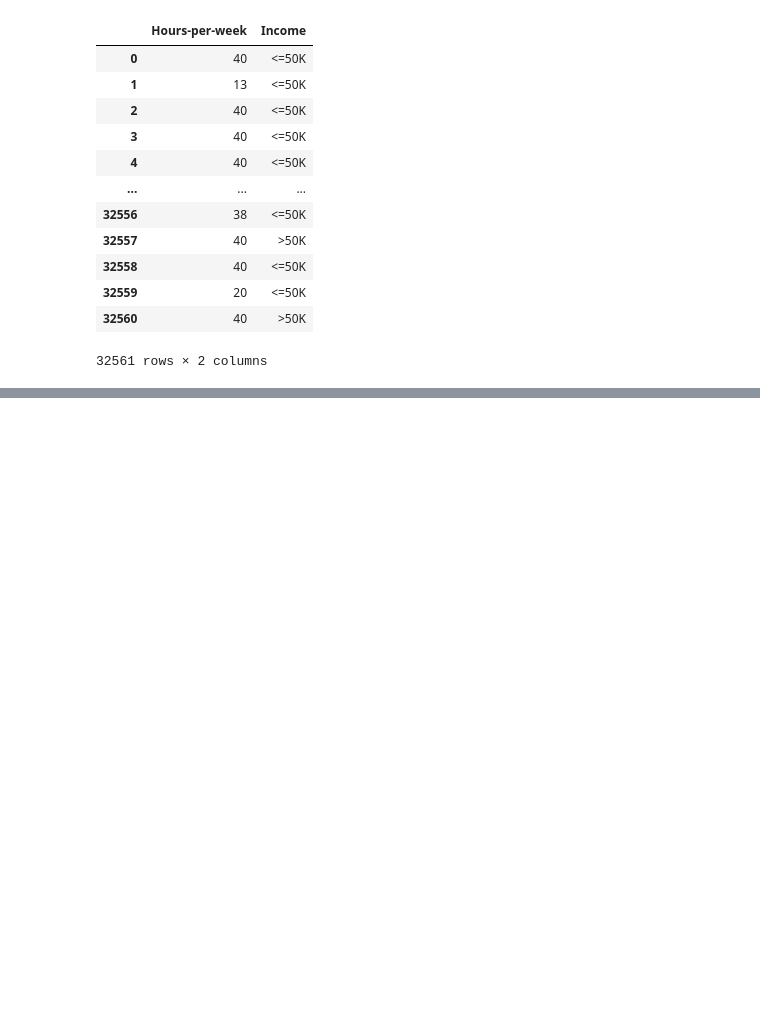
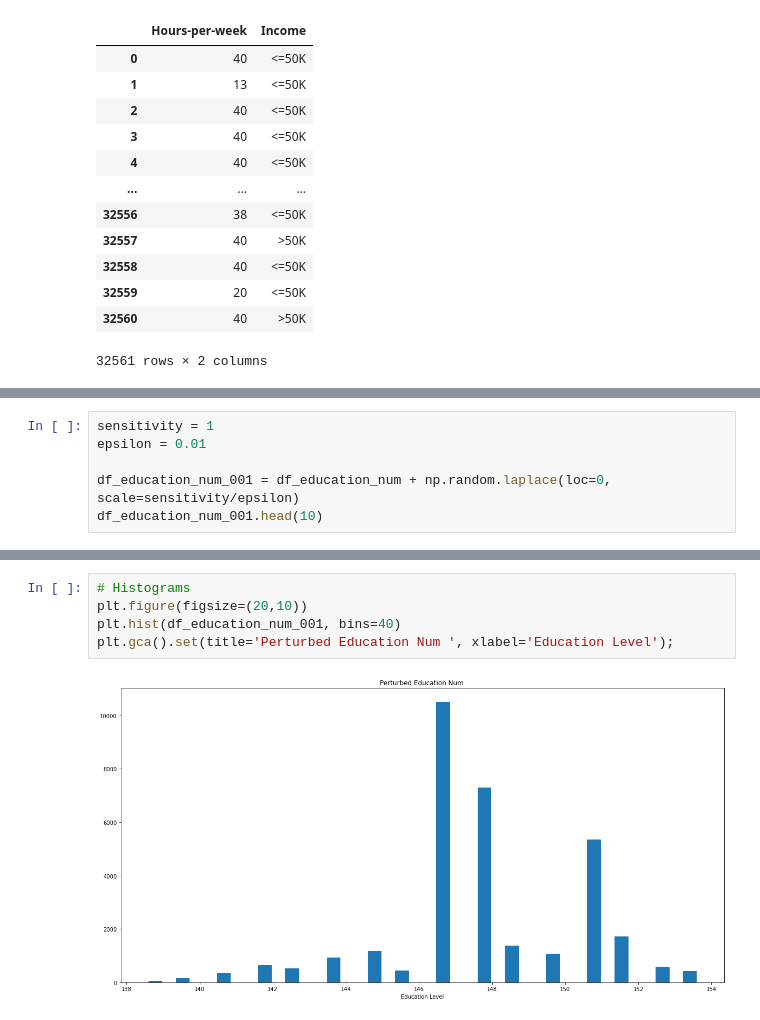
Before and after one commit to awadiaby/Projet_SBD, a Jupyter notebook: SBD.ipynb, the cells around one changed output, grey strips where cells are left out. Drawn from its saved outputs; the diff is of its cells as text; blank space fills up the shorter version.

```diff
--- a/SBD.ipynb
+++ b/SBD.ipynb
@@ -88,0 +125,6 @@ ConversionError: Failed to convert value(s) to axis units: array([' >50K', ' >50
+# %%
+sensitivity = 1
+epsilon = 0.01
+
+df_education_num_001 = df_education_num + np.random.laplace(loc=0, scale=sensitivity/epsilon)
+df_education_num_001.head(10)
@@ -88,0 +143,7 @@ ConversionError: Failed to convert value(s) to axis units: array([' >50K', ' >50
+# %%
+# Histograms
+plt.figure(figsize=(20,10))
+plt.hist(df_education_num_001, bins=40)
+plt.gca().set(title='Perturbed Education Num ', xlabel='Education Level');
+# %% [output]
+[figure, added]
```
Also changed, not shown: parts of 23 cells of this notebook.
